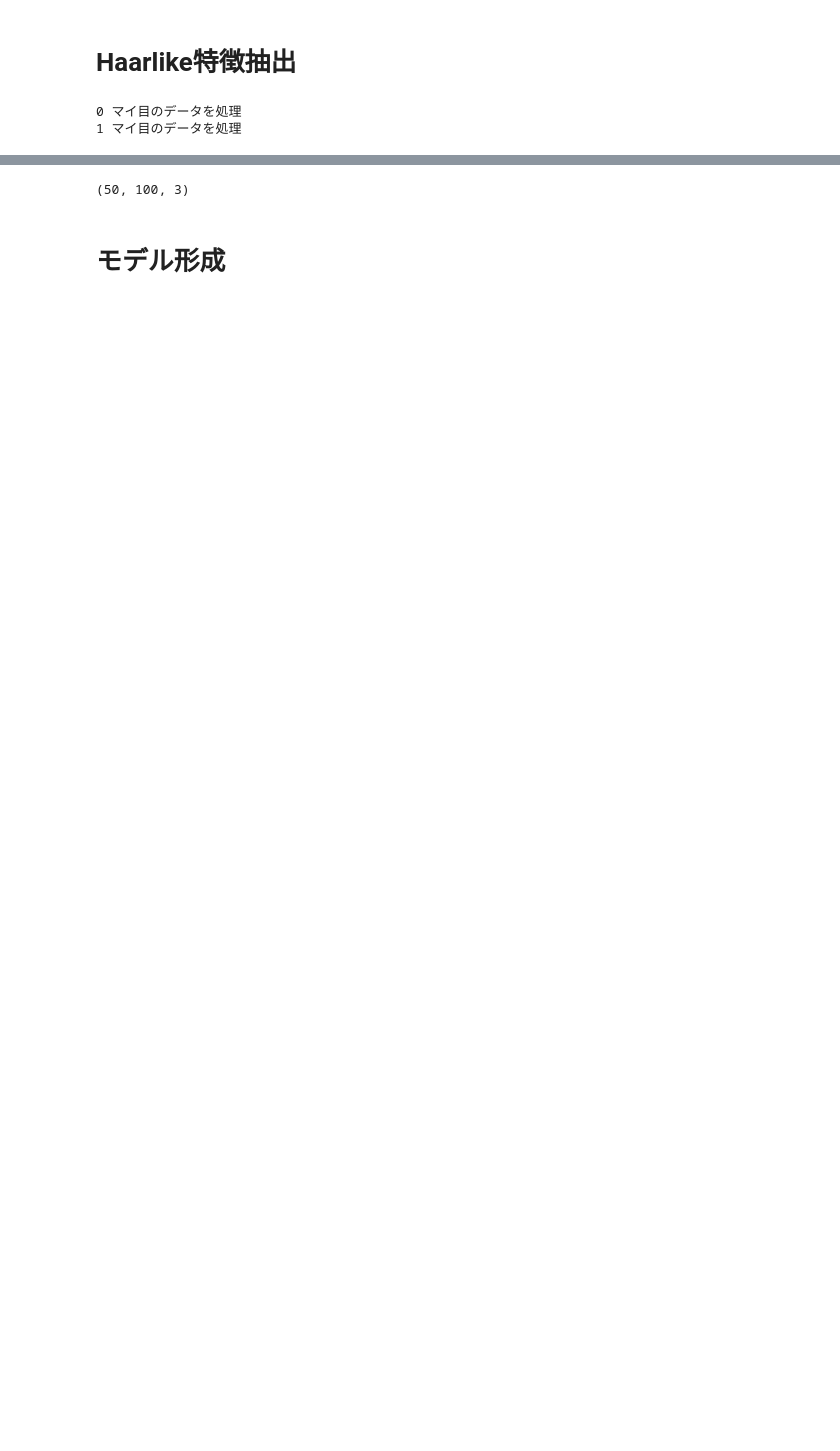
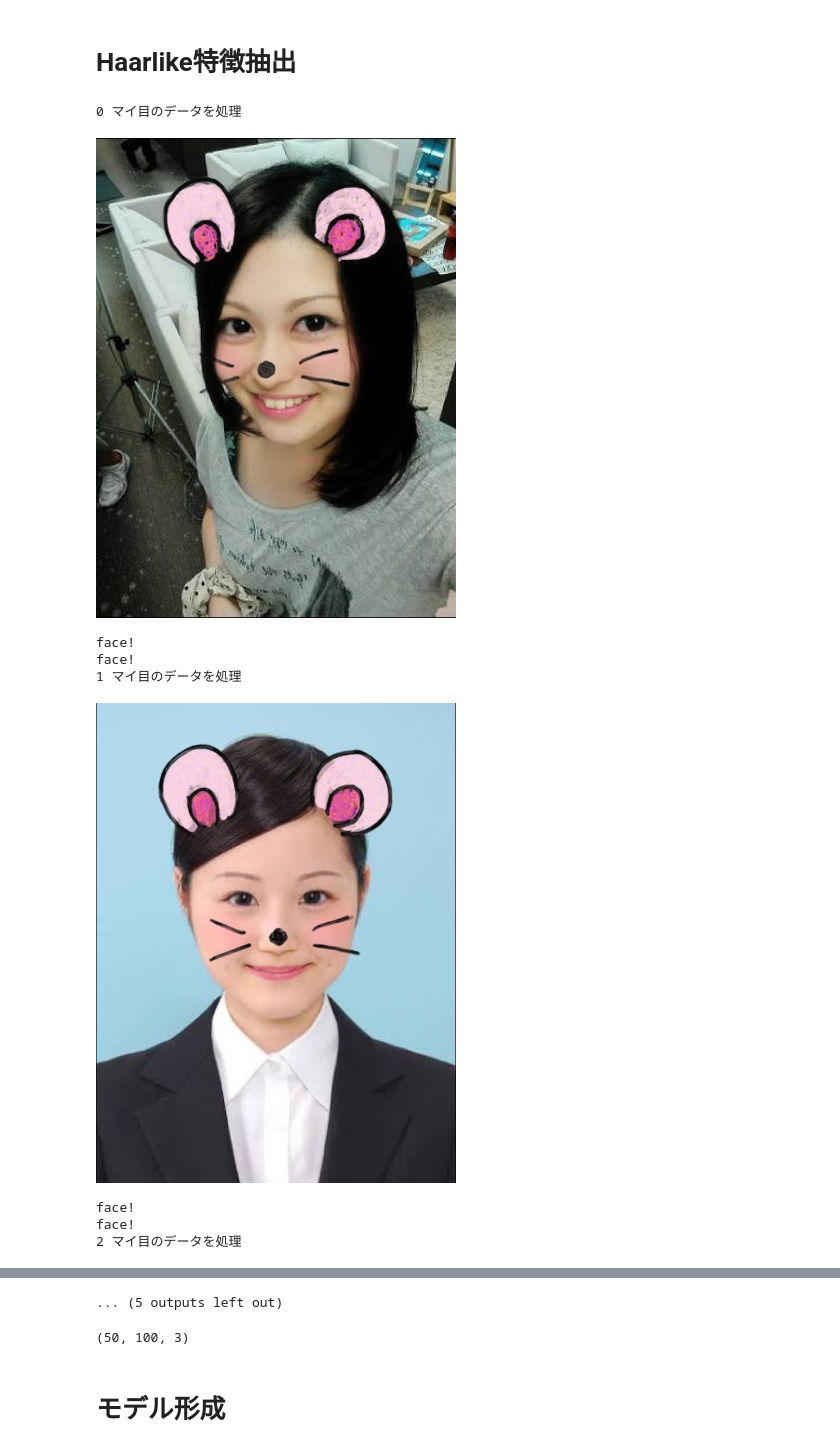
Before and after one commit to kinketsucom/Diff_Extraction, a Jupyter notebook: Untitled.ipynb, the cells around one changed output, grey strips where cells are left out. Drawn from its saved outputs; the diff is of its cells as text; code cells hidden in the pictures; blank space fills up the shorter version.

```diff
--- a/Untitled.ipynb
+++ b/Untitled.ipynb
@@ -53,6 +55,9 @@ def find_rect_of_target_color(image):
     v = hsv[:, :, 2]
     return h,s,v
 # %%
+#画像枚数のつもりだが。。。
+num = 0
+
 #画像読み込みします
 width = 120
 size = (3*width,4*width)
@@ -75,6 +80,7 @@ for file in files:# ファイルの数だけループ
         read_img = cv2.imread( pos_dir+file)
         read_img = cv2.resize(read_img, size)
         raw_img.append(read_img)
+        num += 1
 #negative
 neg_dir = dir+"/img/processed/"
 files = os.listdir(neg_dir)# ファイルのリストを取得
@@ -103,7 +109,7 @@ for file in files:# ファイルの数だけループ
 # arrayに変換
 raw_img = np.asarray(raw_img)
 proc_img = np.asarray(proc_img)
-eye_img = np.asarray(eye_img)
+# eye_img = np.asarray(eye_img)
 
 # diff_img = raw_img*0 #真っ黒のボックスを作成
 # %% [markdown]
@@ -119,8 +125,6 @@ left_ai_raw_img = []
 left_ai_proc_img = []
 right_ai_raw_img = []
 right_ai_proc_img = []
-#画像枚数のつもりだが。。。
-num = 1
 #リサイズ用
 l_proc_dat = []
 l_raw_dat = []
@@ -132,9 +136,12 @@ r_raw_dat = []
 # r_g_proc_dat = []
 # r_g_raw_dat = []
 # %%
+
+
 # display_cv_image(proc_img[0])
 face_cascade = cv2.CascadeClassifier('/usr/local/Cellar/opencv/3.3.0_3/share/OpenCV/haarcascades/haarcascade_frontalface_default.xml')
 eye_cascade = cv2.CascadeClassifier('/usr/local/Cellar/opencv/3.3.0_3/share/OpenCV/haarcascades/haarcascade_eye.xml')
+
 # 顔を検知
 def extractEye(img):
     eye_rect = [(0,0),(0,0)]
@@ -143,9 +150,11 @@ def extractEye(img):
     counter = 0
 #     face_counter = 0
     for (x,y,w,h) in faces:
+        print("face!")
 #         face_counter += 1
         # 検知した顔を矩形で囲む
-        # cv2.rectangle(img,(x,y),(x+w,y+h),(255,0,0),2)
+#         cv2.rectangle(img,(x,y),(x+w,y+h),(255,0,0),2)
+
         # 顔画像（グレースケール）
         roi_gray = img[y:y+h, x:x+w]
         # 顔画像（カラースケール）
@@ -162,7 +171,8 @@ def extractEye(img):
             counter +=1
 
     if(counter != 2):
-        print("目が正確に検出できませんでした。")
+        print("目が正確に検出できませんでした。",counter)
+
 
 #     print("顔の個数:",face_counter)
     if (eye_rect[0][0]<eye_rect[1][0]):
@@ -191,9 +201,10 @@ def  extractRightEyeForAI(eye_rect,eye_size,img):
     eh = eye_size[1][1]
     return img[ey+int(eh/4):ey+int(eh*3/4),ex:ex+ew] #配列的にはたて、よこ
 
-for i in range(0,num+1):
+for i in range(0,num):
     print(i,"マイ目のデータを処理")
 #     resizeAndShow(proc_img[i],70)
+    display_cv_image(proc_img[i])
     # 目領域の取得
     proc_eye_rect,proc_eye_size = extractEye(proc_img[i])
     raw_eye_rect,raw_eye_size = extractEye(raw_img[i])
@@ -221,31 +232,38 @@ for i in range(0,num+1):
 #     l_raw_dat[i] = np.asarray(l_raw_dat[i])
 #     r_proc_dat[i] = np.asarray(r_proc_dat[i])
 #     r_raw_dat[i] = np.asarray(r_raw_dat[i])
 #     #グレースケールに変換
 #     l_g_proc_dat.append(cv2.cvtColor(l_proc_dat[i], cv2.COLOR_RGB2GRAY))
 #     l_g_raw_dat.append(cv2.cvtColor(l_raw_dat[i], cv2.COLOR_RGB2GRAY))
 #     r_g_proc_dat.append(cv2.cvtColor(r_proc_dat[i], cv2.COLOR_RGB2GRAY))
 #     r_g_raw_dat.append(cv2.cvtColor(r_raw_dat[i], cv2.COLOR_RGB2GRAY))
 #     #2値化けのためにnp配列に変換
 #     l_g_proc_dat[i] = np.asarray(l_g_proc_dat[i])
 #     l_g_raw_dat[i] = np.asarray(l_g_raw_dat[i])
 #     r_g_proc_dat[i] = np.asarray(r_g_proc_dat[i])
 #     r_g_raw_dat[i] = np.asarray(r_g_raw_dat[i])
 #     # 閾値
 #     t = 80
 #     l_g_proc_dat[i][l_g_proc_dat[i]<t] = 0
 #     l_g_proc_dat[i][l_g_proc_dat[i]>=t] = 1
 #     l_g_raw_dat[i][l_g_raw_dat[i]<t] = 0
 #     l_g_raw_dat[i][l_g_raw_dat[i]>=t] = 1
 #     r_g_proc_dat[i][r_g_proc_dat[i]<t] = 0
 #     r_g_proc_dat[i][r_g_proc_dat[i]>=t] = 1
 #     r_g_raw_dat[i][r_g_raw_dat[i]<t] = 0
 #     r_g_raw_dat[i][r_g_raw_dat[i]>=t] = 1
 
 #     display_cv_image(l_g_proc_dat[i]*255)
 #     display_cv_image(l_g_raw_dat[i]*255)
 #     display_cv_image(r_g_proc_dat[i]*255)
 #     display_cv_image(r_g_raw_dat[i]*255)
 # %% [output]
 0 マイ目のデータを処理
-1 マイ目のデータを処理
+[figure, added]
+face!
+face!
+1 マイ目のデータを処理
+[figure, added]
+face!
+face!
+2 マイ目のデータを処理
@@ -252,3 +284,4 @@ for i in range(0,num+1):
+... (5 outputs left out)
 # %%
 # arrayに変換
 l_proc_dat = np.asarray(l_proc_dat)
```
Also changed, not shown: parts of 10 cells of this notebook, 6 other files.
